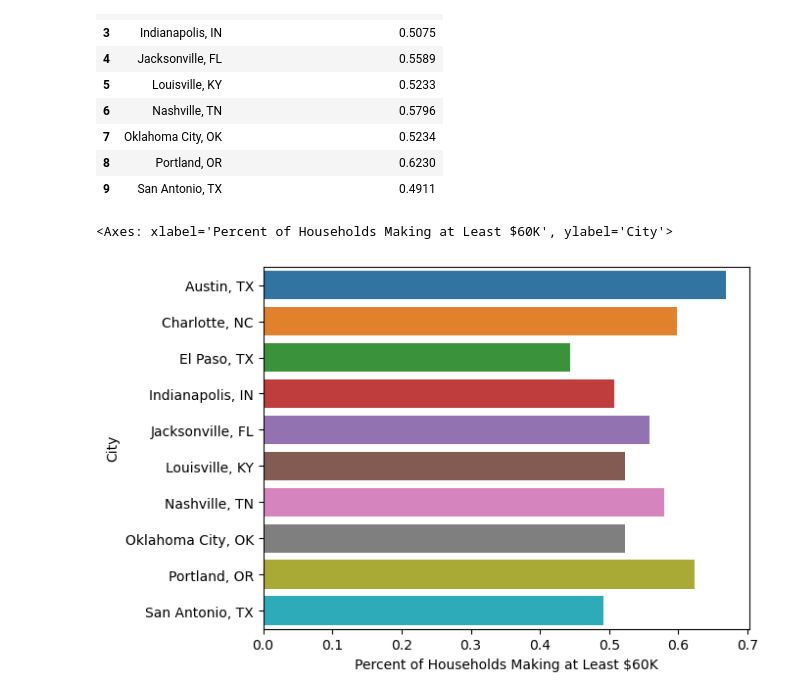
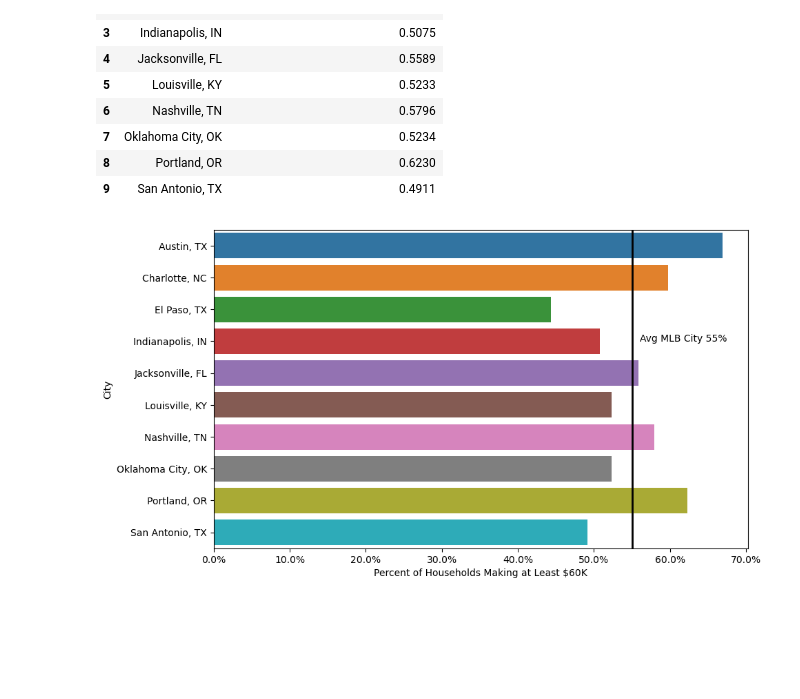
Before and after one commit to NashvilleNorris/norris_capstone, a Jupyter notebook: data/capstone.ipynb, the cells around one changed output. Drawn from its saved outputs; the diff is of its cells as text; code cells hidden in the pictures; blank space fills up the shorter version.

```diff
--- a/data/capstone.ipynb
+++ b/data/capstone.ipynb
@@ -138,12 +153,18 @@ income_no_team
 | 8 | Portland, OR | 0.6230 |
 | 9 | San Antonio, TX | 0.4911 |
 # %%
+fig, ax = plt.subplots(figsize=(10, 6))
 sns.barplot(x = "Percent of Households Making at Least $60K",
             y = "City",
-           data = income_no_team)
+           data = income_no_team).axvline(x=0.5502, color= 'black', linewidth=2)
+ax.text(0.56,3, "Avg MLB City 55%")
+ax.set_xticklabels(map('{:.1f}%'.format, 100*ax.xaxis.get_majorticklocs()));
+
+#sns.barplot(x = "Percent of Households Making at Least $60K",
+           # y = "City",
+          # data = income_no_team)
 # %% [output]
-<Axes: xlabel='Percent of Households Making at Least $60K', ylabel='City'>
-[figure, old version]
+[figure, new version]
 # %%
 pop_no_team = pd.read_excel('pop_breakdown.xlsx',sheet_name='NO MLB Team')
 # %%
```
Also changed, not shown: parts of 11 cells of this notebook, 15 other files.
